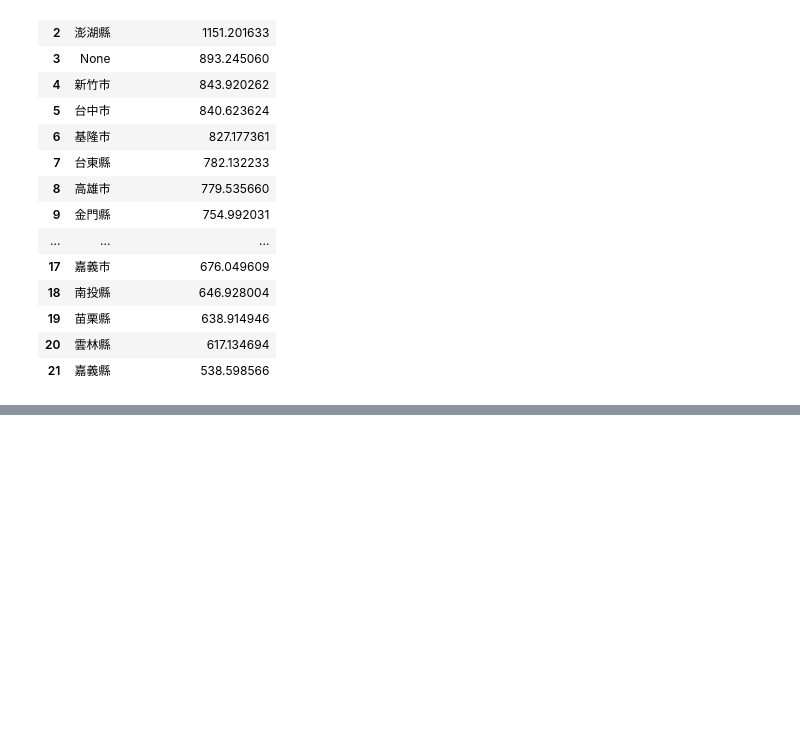
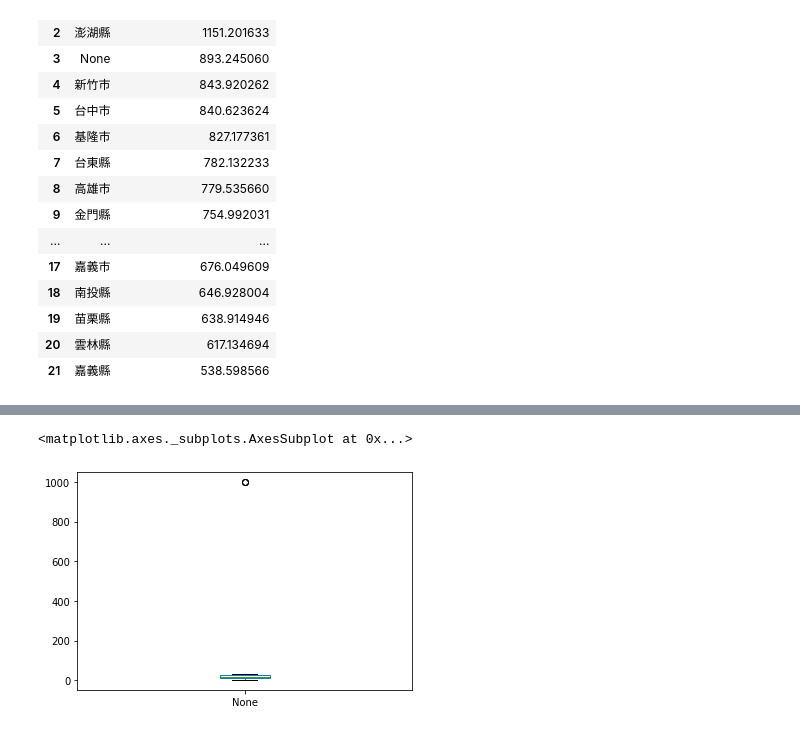
Before and after one commit to ywchiu/chinalife, a Jupyter notebook: Demo20191009.ipynb, the cells around one changed output, grey strips where cells are left out. Drawn from its saved outputs; the diff is of its cells as text; code cells hidden in the pictures; blank space fills up the shorter version.

```diff
--- a/Demo20191009.ipynb
+++ b/Demo20191009.ipynb
@@ -349,0 +527,10 @@ df2
+# %%
+import numpy as np
+temp = np.random.randint(1,30 ,100).tolist()
+# %%
+temp.append(999)
+temp.append(999)
+temp.append(999)
+# %%
+import pandas
+t = pandas.Series(temp)
@@ -349,0 +545,5 @@ df2
+# %%
+t.plot(kind = 'box')
+# %% [output]
+<matplotlib.axes._subplots.AxesSubplot at 0x...>
+[figure, added]
```
Also changed, not shown: parts of 48 cells of this notebook.
